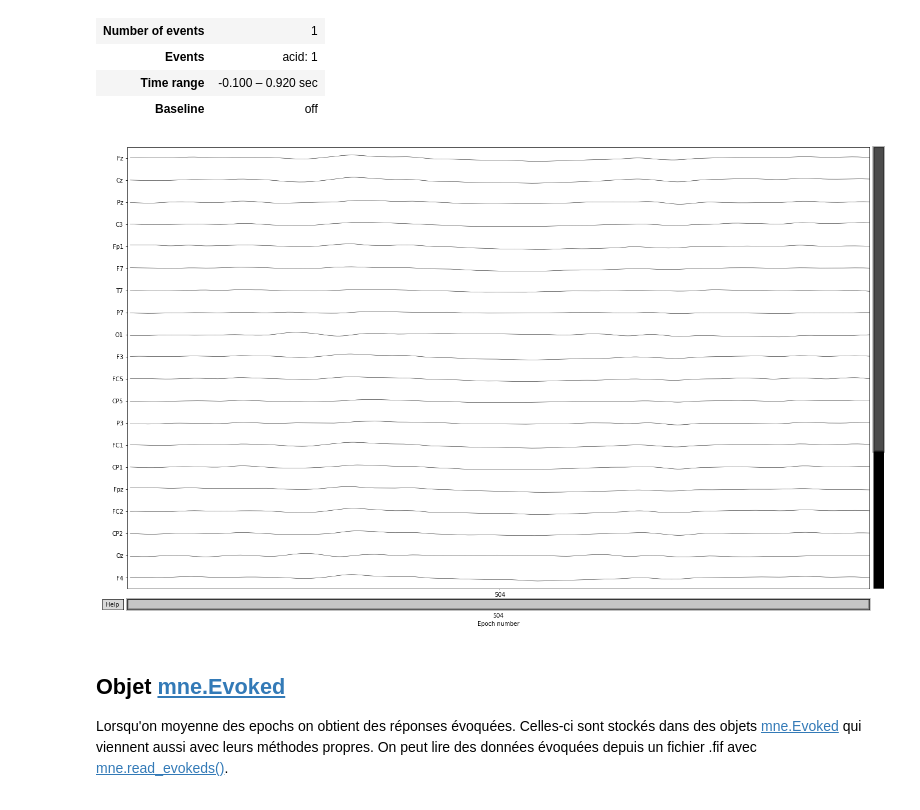
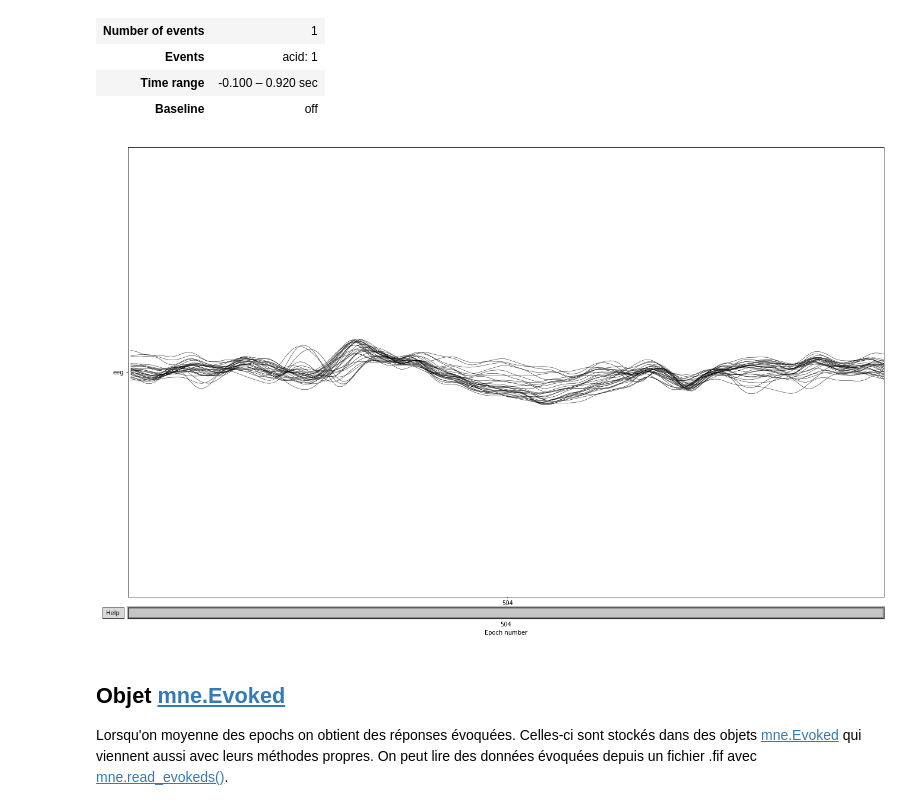
Before and after one commit to hyruuk/PSY2008A2021, a Jupyter notebook: AP1 - Manipulation de données électrophysiologiques dans MNE-Python.ipynb, the cells around one changed output. Saved outputs shown, nothing was run; the diff lists cells and outputs as text; code cells hidden in the pictures.

```diff
--- a/AP1 - Manipulation de données électrophysiologiques dans MNE-Python.ipynb
+++ b/AP1 - Manipulation de données électrophysiologiques dans MNE-Python.ipynb
@@ -335,9 +327,9 @@ epochs['acid']
 | Time range | -0.100 – 0.920 sec |
 | Baseline | off |
 # %%
-epochs['acid'].plot();
+epochs['acid'].plot(butterfly=True);
 # %% [output]
-[figure, old version]
+[figure, new version]
 # %% [markdown]
 ## Objet [mne.Evoked](https://mne.tools/stable/generated/mne.Evoked.html?highlight=evoked#mne.Evoked)
 Lorsqu'on moyenne des epochs on obtient des réponses évoquées. Celles-ci sont stockés dans des objets [mne.Evoked](https://mne.tools/stable/generated/mne.Evoked.html?highlight=evoked#mne.Evoked) qui viennent aussi avec leurs méthodes propres. On peut lire des données évoquées depuis un fichier .fif avec [mne.read_evokeds()](https://mne.tools/stable/generated/mne.read_evokeds.html?highlight=read_evoked).
```
Also changed, not shown: parts of 7 cells of this notebook.
